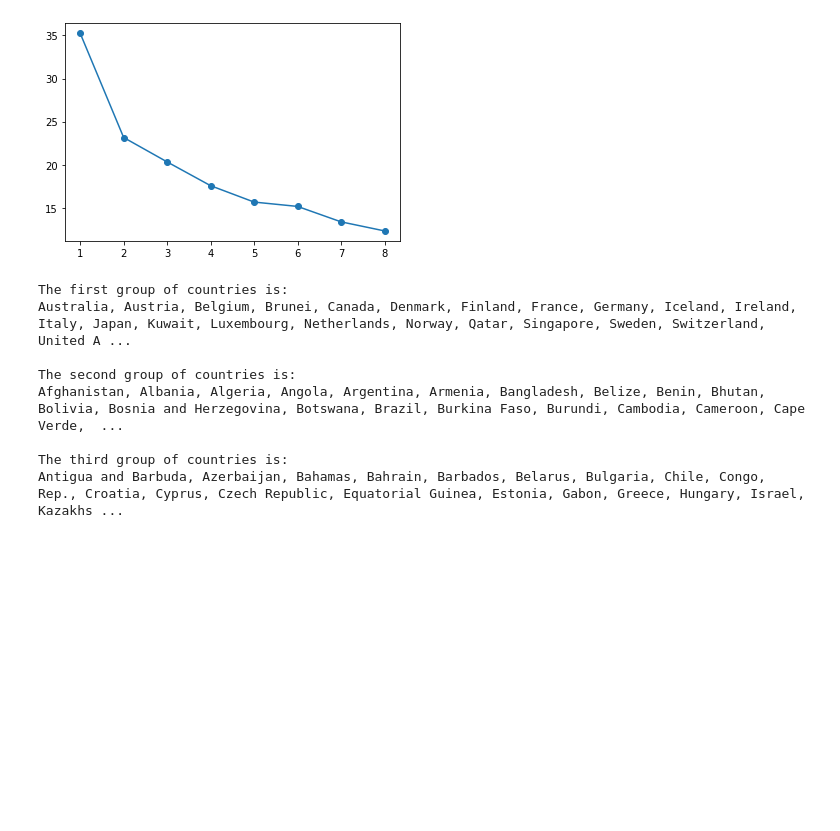
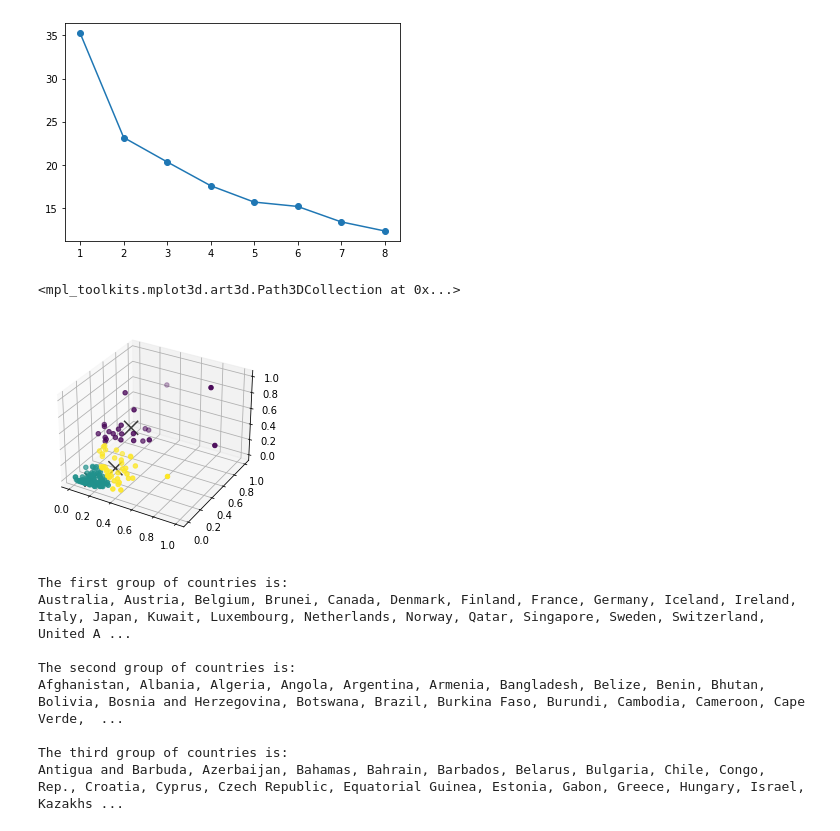
Before and after one commit to sashayeu/machine-learning-portfolio, a Jupyter notebook: Revised Homework/revisedHomework2.ipynb, the cells around one changed output. Drawn from its saved outputs; the diff is of its cells as text; code cells hidden in the pictures; blank space fills up the shorter version.

```diff
--- a/Revised Homework/revisedHomework2.ipynb
+++ b/Revised Homework/revisedHomework2.ipynb
@@ -267,4 +275,22 @@ plt.plot(range(1,9),exports_vs_income_vs_gdpp_cluster_number,marker='o')
 plt.show()
 # %% [output]
 [figure]
+# %%
+# There is another unclear elbow, but visually I think the idea number of clusters is 3
+
+
+
+all_variables_output = cold_kmeans(exports_vs_income_vs_gdpp, 3, 1)
+
+# Include the 3 dimensional visualization
+fig = plt.figure()
+ax = plt.axes(projection='3d')
+
+# Create the SCATTER() plot
+ax.scatter(exports_vs_income_vs_gdpp[:,0], exports_vs_income_vs_gdpp[:,1], exports_vs_income_vs_gdpp[:,2],c = all_variables_output[1]);
+
+ax.scatter(all_variables_output[0][:, 0], all_variables_output[0][:, 1], all_variables_output[0][:, 2], c='black', marker="x", s=200, alpha=0.75)
+# %% [output]
+<mpl_toolkits.mplot3d.art3d.Path3DCollection at 0x...>
+[figure, added]
 # %%
```
Also changed, not shown: parts of 4 cells of this notebook, 1 other file.
